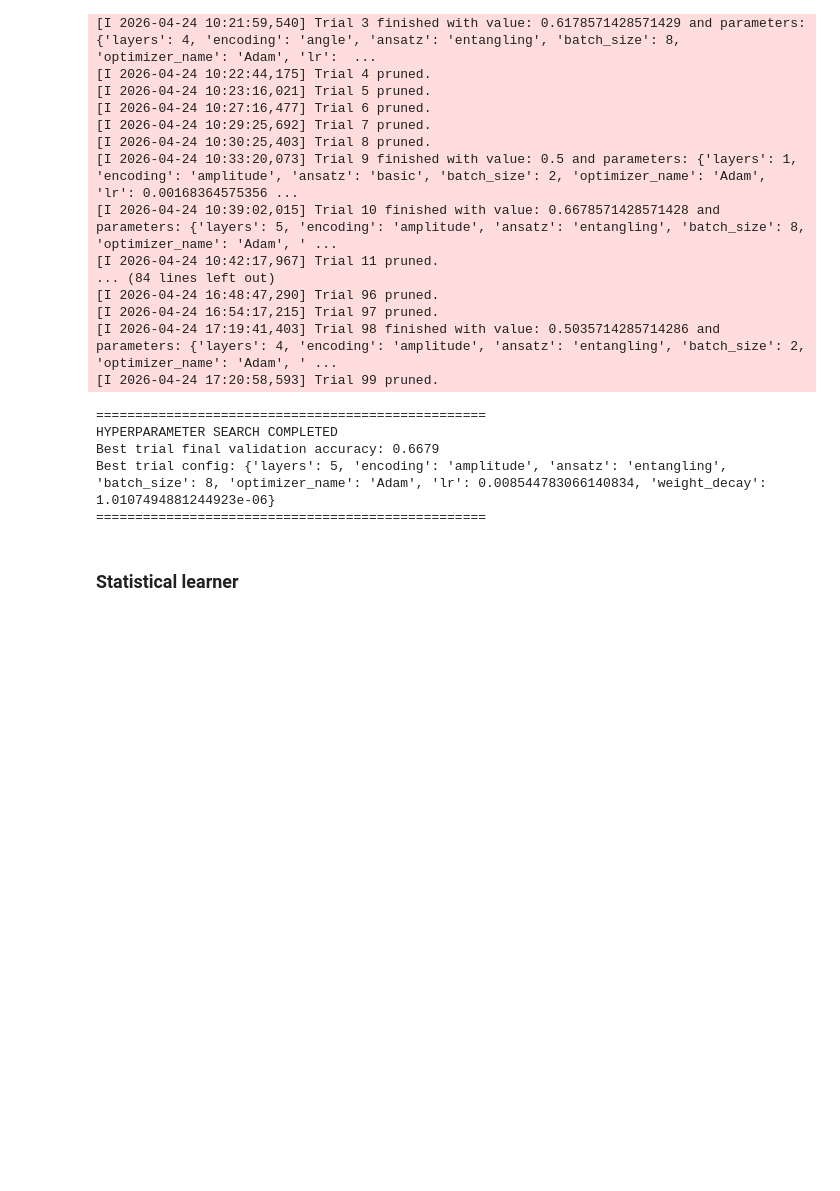
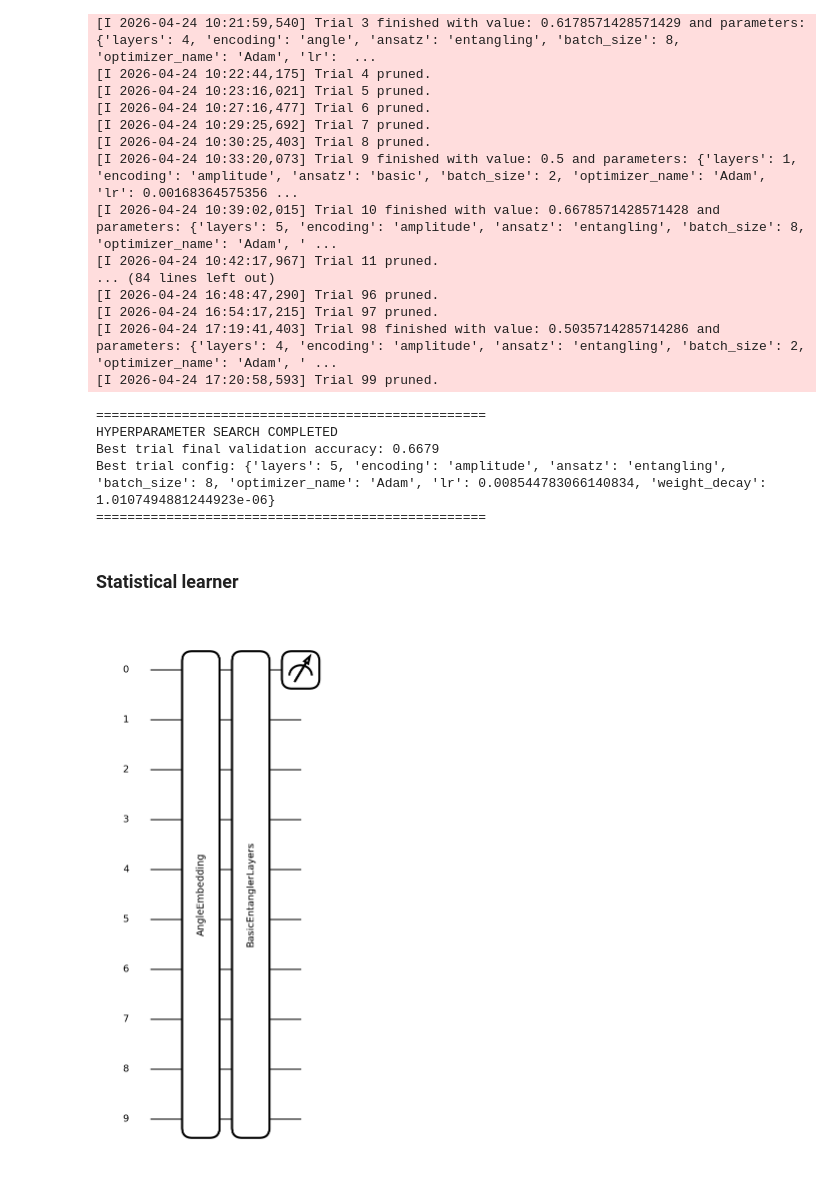
Before and after one commit to AdrianPanasiewicz/QML_for_radar_classification, a Jupyter notebook: MachineLearning/training_pipeline.ipynb, the cells around one changed output. Drawn from its saved outputs; the diff is of its cells as text; code cells hidden in the pictures; blank space fills up the shorter version.

```diff
--- a/MachineLearning/training_pipeline.ipynb
+++ b/MachineLearning/training_pipeline.ipynb
@@ -612,19 +625,21 @@ with open("qnn_results.pkl", 'wb') as f:
 # %%
 model_config = {
     "n_qubits"  : 10,
     "layers"    : 2,
     "encoding"  : "angle",
-    "ansatz"    : "basic_template",
-    "simulator" : 'lightning.qubit',
+    "ansatz"    : "basic",
+    "simulator" : 'default.qubit',
 }
 
 qnn = QuantumNeuralNetwork(model_config)
 
 x = torch.randn(10)
 
 y = qnn.qnode(x)
 fig, ax = qml.draw_mpl(qnn.qnode)(x)
 fig.show()
+# %% [output]
+[figure, added]
 # %%
 PROJECT_ROOT = Path().cwd().parent
 training_path = PROJECT_ROOT / "Data" / "Datasets" / "time_domain" / "training_dataset.pkl"
```
Also changed, not shown: parts of 11 cells of this notebook, 4 other files.
